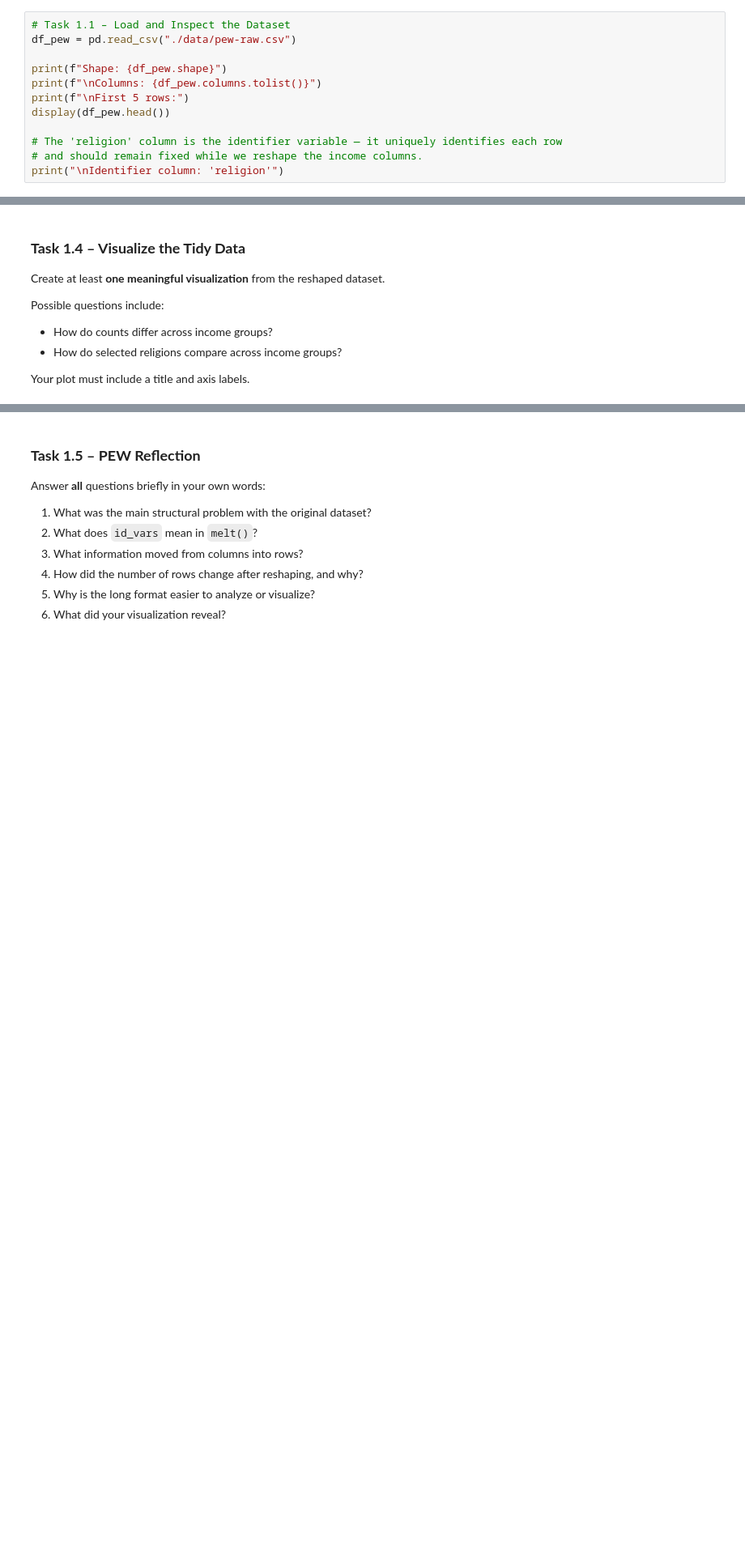
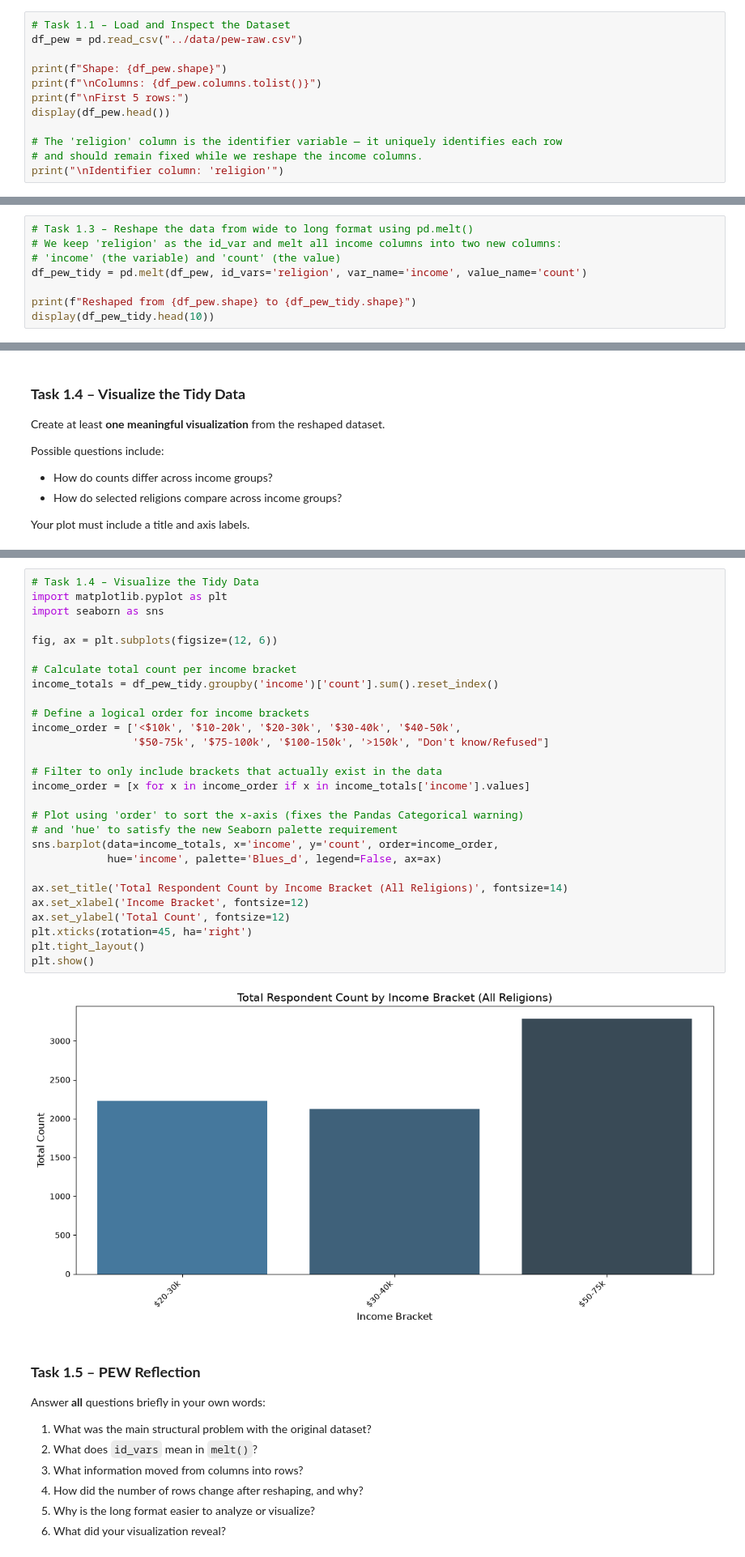
Before and after one commit to ricardo-mohammed/cleaning-imputation-outliers, a Jupyter notebook: notebooks/week5Lab_Students.ipynb, the cells around one changed output, grey strips where cells are left out. Shown at 81% size. Cells and saved outputs as stored; diff of their text form; blank space fills up the shorter version.

```diff
--- a/notebooks/week5Lab_Students.ipynb
+++ b/notebooks/week5Lab_Students.ipynb
@@ -214,7 +216,7 @@ print("\n🎉 All datasets downloaded to ./data/")
 5. Identify the column that should remain the identifier variable.
 # %%
 # Task 1.1 – Load and Inspect the Dataset
-df_pew = pd.read_csv("./data/pew-raw.csv")
+df_pew = pd.read_csv("../data/pew-raw.csv")
 
 print(f"Shape: {df_pew.shape}")
 print(f"\nColumns: {df_pew.columns.tolist()}")
@@ -270,0 +283,8 @@ Your result should have meaningful names for the new variable and value columns,
+# %%
+# Task 1.3 – Reshape the data from wide to long format using pd.melt()
+# We keep 'religion' as the id_var and melt all income columns into two new columns:
+# 'income' (the variable) and 'count' (the value)
+df_pew_tidy = pd.melt(df_pew, id_vars='religion', var_name='income', value_name='count')
+
+print(f"Reshaped from {df_pew.shape} to {df_pew_tidy.shape}")
+display(df_pew_tidy.head(10))
@@ -284,3 +323,33 @@ Your plot must include a title and axis labels.
+# %%
+# Task 1.4 – Visualize the Tidy Data
+import matplotlib.pyplot as plt
+import seaborn as sns
+
+fig, ax = plt.subplots(figsize=(12, 6))
+
+# Calculate total count per income bracket
+income_totals = df_pew_tidy.groupby('income')['count'].sum().reset_index()
+
+# Define a logical order for income brackets
+income_order = ['<$10k', '$10-20k', '$20-30k', '$30-40k', '$40-50k',
+                '$50-75k', '$75-100k', '$100-150k', '>150k', "Don't know/Refused"]
+
+# Filter to only include brackets that actually exist in the data
+income_order = [x for x in income_order if x in income_totals['income'].values]
+
+# Plot using 'order' to sort the x-axis (fixes the Pandas Categorical warning)
+# and 'hue' to satisfy the new Seaborn palette requirement
+sns.barplot(data=income_totals, x='income', y='count', order=income_order,
+            hue='income', palette='Blues_d', legend=False, ax=ax)
+
+ax.set_title('Total Respondent Count by Income Bracket (All Religions)', fontsize=14)
+ax.set_xlabel('Income Bracket', fontsize=12)
+ax.set_ylabel('Total Count', fontsize=12)
+plt.xticks(rotation=45, ha='right')
+plt.tight_layout()
+plt.show()
+# %% [output]
+[figure, added]
 # %% [markdown]
 ### **Task 1.5 – PEW Reflection**
 
```
Also changed, not shown: parts of 30 cells of this notebook, 4 other files.
